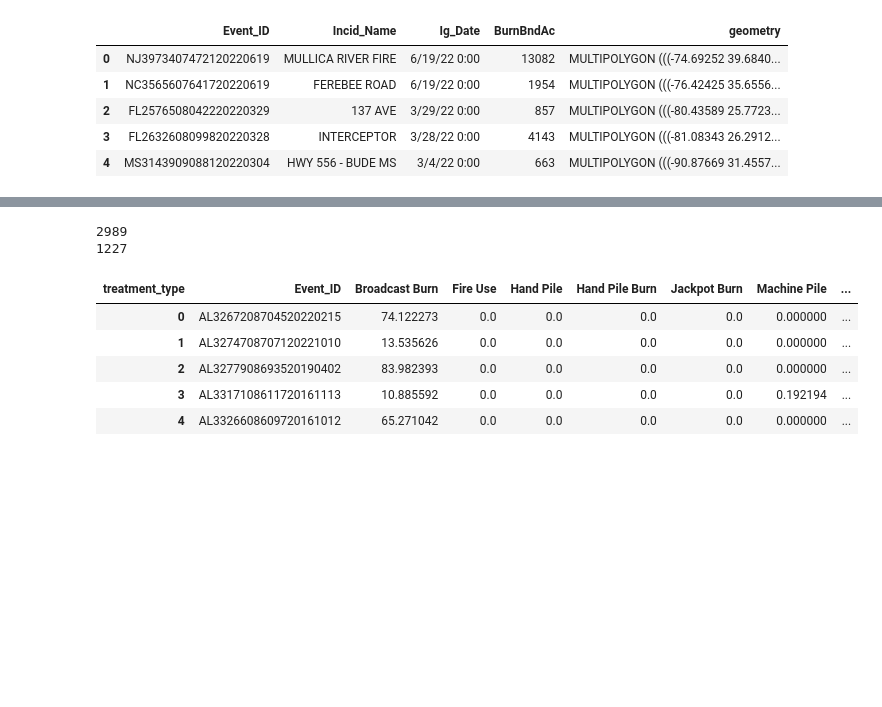
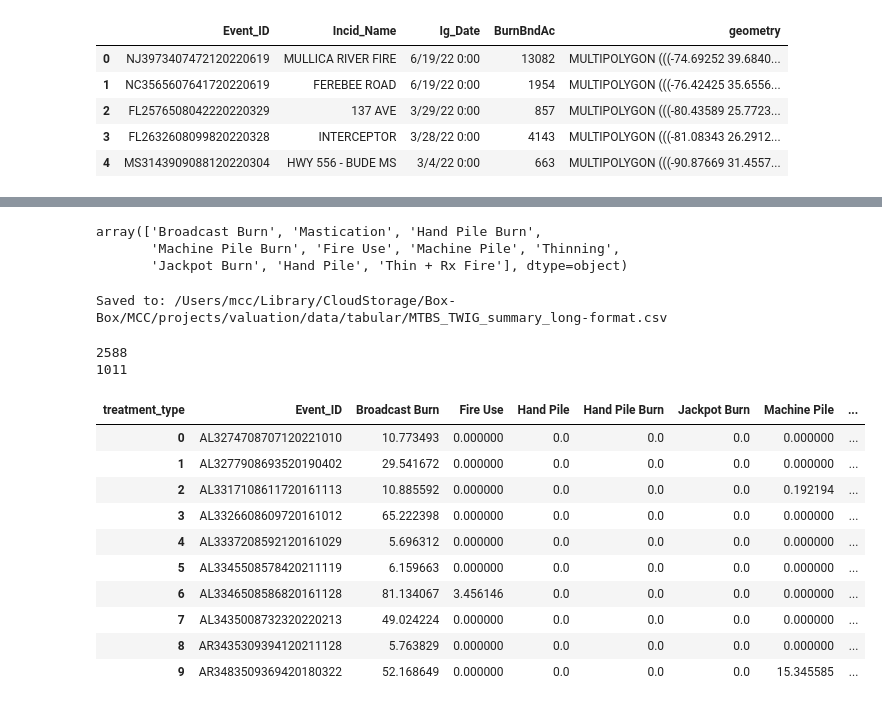
Before and after one commit to Colorado-Forest-Restoration-Institute/Fuels_Treatments_Reduce_Wildfire_Costs, a Jupyter notebook: code/01b-TWIG_summary.ipynb, the cells around one changed output, grey strips where cells are left out. Saved outputs shown, nothing was run; the diff lists cells and outputs as text; code cells hidden in the pictures; blank space fills up the shorter version.

```diff
--- a/code/01b-TWIG_summary.ipynb
+++ b/code/01b-TWIG_summary.ipynb
@@ -78,0 +78,11 @@ array(['Mastication', 'Mowing', 'Broadcast Burn', 'Machine Pile Burn',
+# %%
+# subset to our treatments of interest
+trts_keep = [
+    'Thinning', 'Machine Pile', 'Hand Pile', 'Mastication',
+    'Broadcast Burn', 'Jackpot Burn', 'Fire Use',
+    'Machine Pile Burn', 'Hand Pile Burn',
+]
+
+# filter our dissolved data
+trts_ = trts[trts['type'].isin(trts_keep)].copy()
+print(trts_['type'].unique())
@@ -84,6 +97,7 @@ buffer = mtbs.copy().to_crs(trts.crs) # match CRS to treatments
 buffer['geometry'] = buffer.geometry.buffer(1000)
 buffer['fire_buffer_acres'] = buffer.geometry.area / 4046.86 # recalculate mtbs acres with buffer
 buffer = buffer.to_crs(trts.crs) # now match the treatment CRS
+
 # loop through fires, crop treatment data to bounds
 trt_clips = [] # to store the results
 for idx, fire_row in tqdm(buffer.iterrows(), total=buffer.shape[0], desc='Processing Fires'):
@@ -92,7 +106,7 @@ for idx, fire_row in tqdm(buffer.iterrows(), total=buffer.shape[0], desc='Proces
     fire_geom = fire_row['geometry']
 
     # select overlapping treatments
-    trts_fire = trts[trts['Event_ID'] == fire_id]
+    trts_fire = trts_[trts_['Event_ID'] == fire_id]
 
     if not trts_fire.empty:
         # Clip treatments to the fire perimeter buffer
@@ -226,0 +215,19 @@ Name: fire_pct_treated, dtype: float64
+# %%
+# Identify "Thin+Rx Fire" category
+thin = flat_c_fire_[flat_c_fire_['treatment_type']=="Thinning"]
+rx = flat_c_fire_[flat_c_fire_['treatment_type']=="Broadcast Burn"]
+# Perform an intersection of these treatment types
+thin_rx = gpd.overlay(thin, rx, how="intersection", keep_geom_type=False)
+thin_rx = thin_rx.rename(columns={"Event_ID_1": "Event_ID"})
+thin_rx["fire_buffer_acres"] = thin_rx["fire_buffer_acres_1"]
+# Recalculate overlap acres and percent
+thin_rx["treatment_acres"] = thin_rx.geometry.area / 4046.86
+thin_rx["fire_pct_treated"] = (thin_rx["treatment_acres"] / thin_rx["fire_buffer_acres"]) * 100
+# Label new treatment type
+thin_rx["treatment_type"] = "Thin + Rx Fire"
+# Keep consistent schema with your main table
+thin_rx = thin_rx[[
+    "Event_ID","treatment_type","treatment_acres",
+    "fire_buffer_acres","fire_pct_treated","geometry"
+]]
+thin_rx
@@ -227,31 +248,47 @@ Name: fire_pct_treated, dtype: float64
+# %%
+# merge the thin+rx fire back
+flat_c_fire_int = pd.concat([flat_c_fire_, thin_rx], ignore_index=True)
+flat_c_fire_int['treatment_type'].unique()
+# %% [output]
+array(['Broadcast Burn', 'Mastication', 'Hand Pile Burn',
+       'Machine Pile Burn', 'Fire Use', 'Machine Pile', 'Thinning',
+       'Jackpot Burn', 'Hand Pile', 'Thin + Rx Fire'], dtype=object)
 # %%
 # save this long format table
 out_fp = os.path.join(projdir, 'data/tabular/MTBS_TWIG_summary_long-format.csv')
-flat_c_fire_.to_csv(out_fp, index=False)
+flat_c_fire_int.to_csv(out_fp, index=False)
+print(f"Saved to: {out_fp}")
+# %% [output]
+Saved to: /Users/mcc/Library/CloudStorage/Box-Box/MCC/projects/valuation/data/tabular/MTBS_TWIG_summary_long-format.csv
 # %%
 # make the table wide to easily join with model data
 flat_c_fire_w = (
-    flat_c_fire_
+    flat_c_fire_int
     .pivot_table(
         index="Event_ID",
         columns="treatment_type",
         values="fire_pct_treated",   # proportion of fire treated
         aggfunc="sum",               # if multiple rows per fire/type, sum them
         fill_value=0
     )
     .reset_index()
 )
 # merge back the other attributes
-print(len(flat_c_fire_))
+print(len(flat_c_fire_int))
 print(len(flat_c_fire_w))
-flat_c_fire_w.head()
+flat_c_fire_w.head(10)
 # %% [output]
-2989
-1227
+2588
+1011
 | treatment_type | Event_ID | Broadcast Burn | Fire Use | Hand Pile | Hand Pile Burn | Jackpot Burn | Machine Pile | ... |
-| 0 | AL3267208704520220215 | 74.122273 | 0.0 | 0.0 | 0.0 | 0.0 | 0.000000 | ... |
-| 1 | AL3274708707120221010 | 13.535626 | 0.0 | 0.0 | 0.0 | 0.0 | 0.000000 | ... |
-| 2 | AL3277908693520190402 | 83.982393 | 0.0 | 0.0 | 0.0 | 0.0 | 0.000000 | ... |
-| 3 | AL3317108611720161113 | 10.885592 | 0.0 | 0.0 | 0.0 | 0.0 | 0.192194 | ... |
-| 4 | AL3326608609720161012 | 65.271042 | 0.0 | 0.0 | 0.0 | 0.0 | 0.000000 | ... |
+| 0 | AL3274708707120221010 | 10.773493 | 0.000000 | 0.0 | 0.0 | 0.0 | 0.000000 | ... |
+| 1 | AL3277908693520190402 | 29.541672 | 0.000000 | 0.0 | 0.0 | 0.0 | 0.000000 | ... |
+| 2 | AL3317108611720161113 | 10.885592 | 0.000000 | 0.0 | 0.0 | 0.0 | 0.192194 | ... |
+| 3 | AL3326608609720161012 | 65.222398 | 0.000000 | 0.0 | 0.0 | 0.0 | 0.000000 | ... |
+| 4 | AL3337208592120161029 | 5.696312 | 0.000000 | 0.0 | 0.0 | 0.0 | 0.000000 | ... |
+| 5 | AL3345508578420211119 | 6.159663 | 0.000000 | 0.0 | 0.0 | 0.0 | 0.000000 | ... |
+| 6 | AL3346508586820161128 | 81.134067 | 3.456146 | 0.0 | 0.0 | 0.0 | 0.000000 | ... |
+| 7 | AL3435008732320220213 | 49.024224 | 0.000000 | 0.0 | 0.0 | 0.0 | 0.000000 | ... |
+| 8 | AR3435309394120211128 | 5.763829 | 0.000000 | 0.0 | 0.0 | 0.0 | 0.000000 | ... |
+| 9 | AR3483509369420180322 | 52.168649 | 0.000000 | 0.0 | 0.0 | 0.0 | 15.345585 | ... |
 # %%
```
Also changed, not shown: parts of 17 cells of this notebook, 1 other file.
